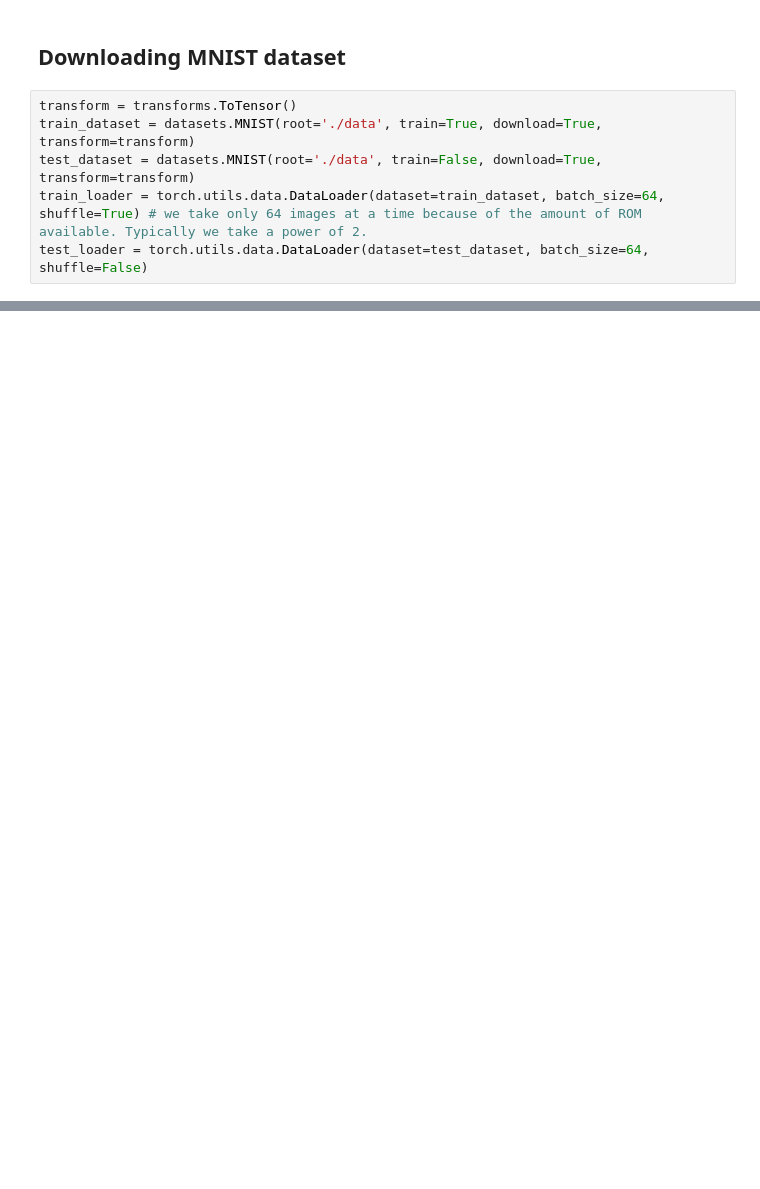
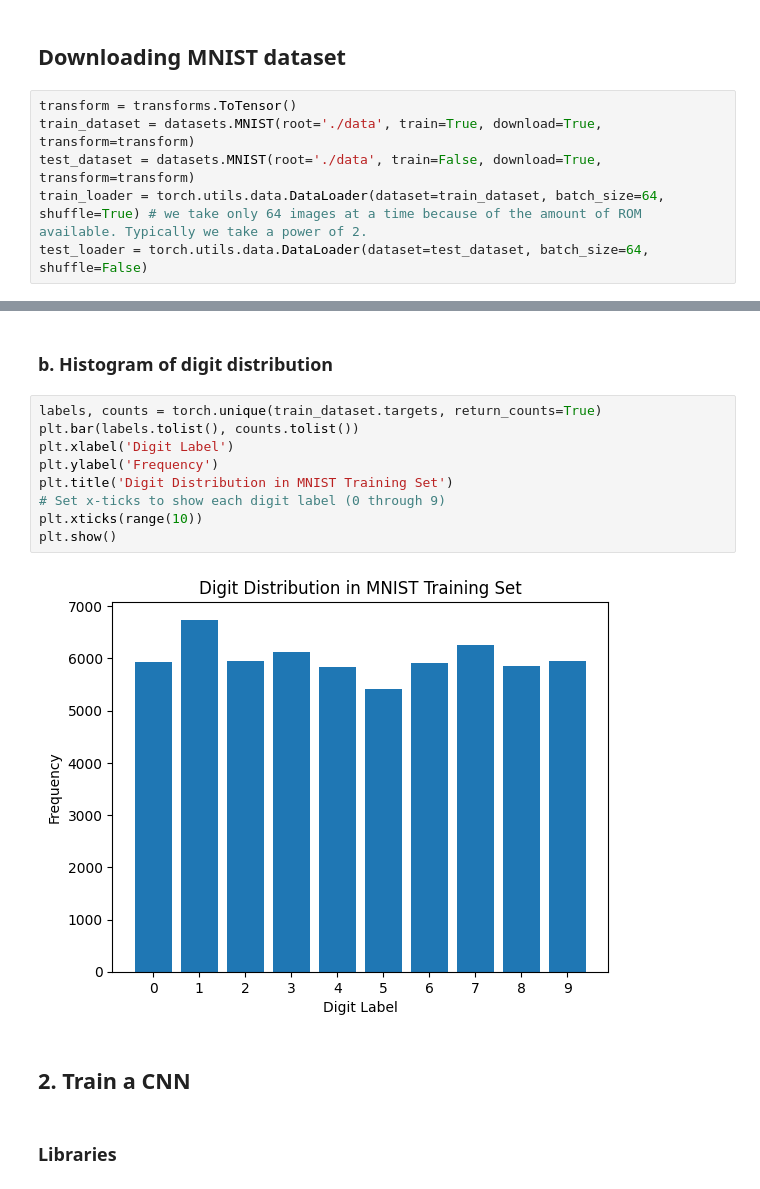
Before and after one commit to henrikdchristensen/SDU-DeepLearning-ex4, a Jupyter notebook: ex4.ipynb, the cells around one changed output, grey strips where cells are left out. Drawn from its saved outputs; the diff is of its cells as text; blank space fills up the shorter version.

```diff
--- a/ex4.ipynb
+++ b/ex4.ipynb
@@ -372,0 +112,17 @@ Epoch 5/5 | Train Loss: 0.0814 | Test Loss: 0.0895 | Accuracy: 97.30%
+# %% [markdown]
+### b. Histogram of digit distribution
+# %%
+labels, counts = torch.unique(train_dataset.targets, return_counts=True)
+plt.bar(labels.tolist(), counts.tolist())
+plt.xlabel('Digit Label')
+plt.ylabel('Frequency')
+plt.title('Digit Distribution in MNIST Training Set')
+# Set x-ticks to show each digit label (0 through 9)
+plt.xticks(range(10))
+plt.show()
+# %% [output]
+[figure, added]
+# %% [markdown]
+## 2. Train a CNN
+# %% [markdown]
+### Libraries
```
Also changed, not shown: parts of 39 cells of this notebook.
